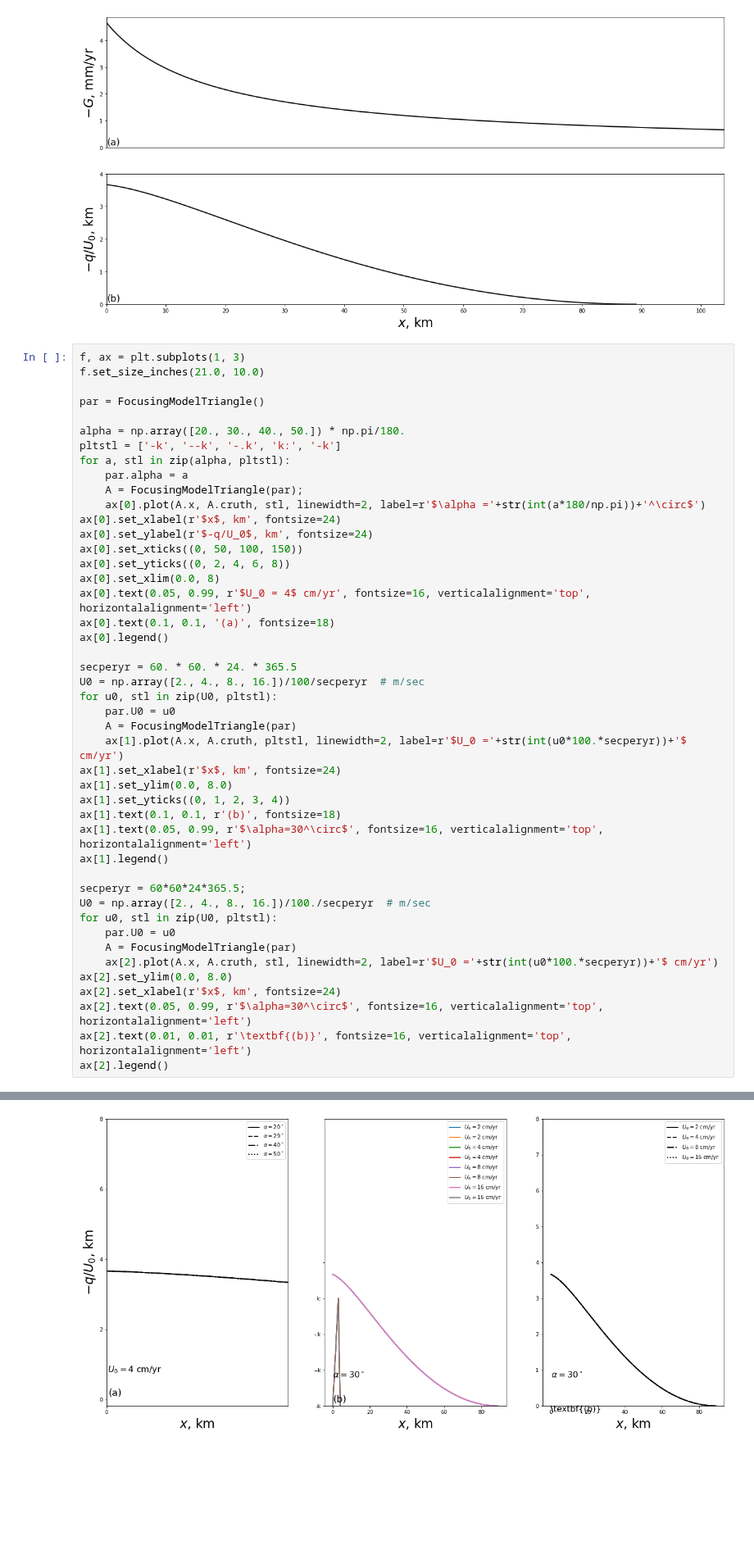
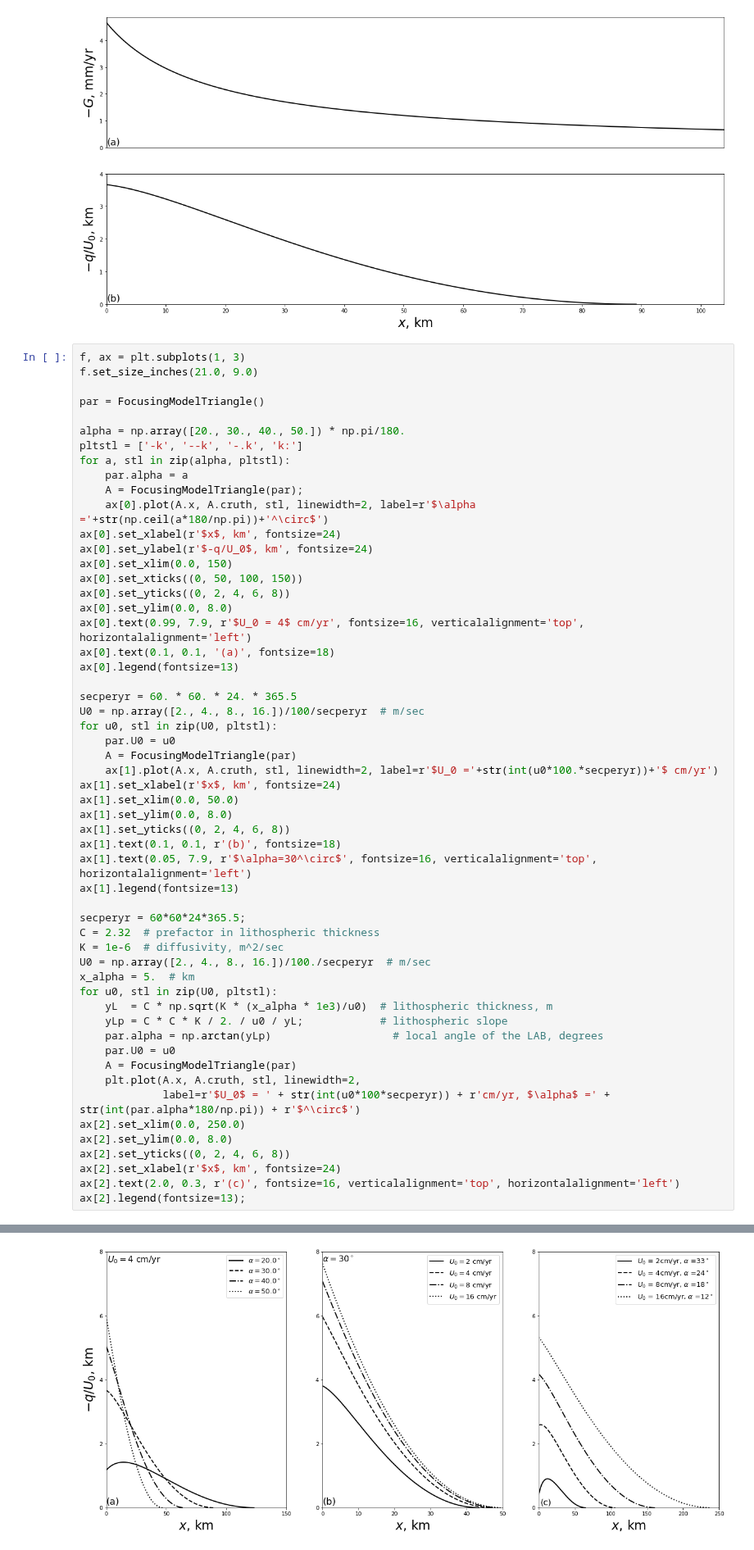
Before and after one commit to FoaLab/partially-molten-rock-PUP, a Jupyter notebook: content/ch13.ipynb, the cells around one changed output, grey strips where cells are left out. Shown at 82% size. Cells and saved outputs as stored; diff of their text form; blank space fills up the shorter version.

Commit message:
ch 13: figure 13.6 concluded

```diff
--- a/content/ch13.ipynb
+++ b/content/ch13.ipynb
@@ -493,47 +494,57 @@ plt.show()
 [figure]
 # %%
 f, ax = plt.subplots(1, 3)
-f.set_size_inches(21.0, 10.0)
+f.set_size_inches(21.0, 9.0)
 
 par = FocusingModelTriangle()
 
 alpha = np.array([20., 30., 40., 50.]) * np.pi/180.
-pltstl = ['-k', '--k', '-.k', 'k:', '-k']
+pltstl = ['-k', '--k', '-.k', 'k:']
 for a, stl in zip(alpha, pltstl):
     par.alpha = a
     A = FocusingModelTriangle(par);
-    ax[0].plot(A.x, A.cruth, stl, linewidth=2, label=r'$\alpha ='+str(int(a*180/np.pi))+'^\circ$')
+    ax[0].plot(A.x, A.cruth, stl, linewidth=2, label=r'$\alpha ='+str(np.ceil(a*180/np.pi))+'^\circ$')
 ax[0].set_xlabel(r'$x$, km', fontsize=24)
 ax[0].set_ylabel(r'$-q/U_0$, km', fontsize=24)
+ax[0].set_xlim(0.0, 150)
 ax[0].set_xticks((0, 50, 100, 150))
 ax[0].set_yticks((0, 2, 4, 6, 8))
-ax[0].set_xlim(0.0, 8)
-ax[0].text(0.05, 0.99, r'$U_0 = 4$ cm/yr', fontsize=16, verticalalignment='top', horizontalalignment='left')
+ax[0].set_ylim(0.0, 8.0)
+ax[0].text(0.99, 7.9, r'$U_0 = 4$ cm/yr', fontsize=16, verticalalignment='top', horizontalalignment='left')
 ax[0].text(0.1, 0.1, '(a)', fontsize=18)
-ax[0].legend()
+ax[0].legend(fontsize=13)
 
 secperyr = 60. * 60. * 24. * 365.5
 U0 = np.array([2., 4., 8., 16.])/100/secperyr  # m/sec
 for u0, stl in zip(U0, pltstl):
     par.U0 = u0
     A = FocusingModelTriangle(par)
-    ax[1].plot(A.x, A.cruth, pltstl, linewidth=2, label=r'$U_0 ='+str(int(u0*100.*secperyr))+'$ cm/yr')
+    ax[1].plot(A.x, A.cruth, stl, linewidth=2, label=r'$U_0 ='+str(int(u0*100.*secperyr))+'$ cm/yr')
 ax[1].set_xlabel(r'$x$, km', fontsize=24)
+ax[1].set_xlim(0.0, 50.0)
 ax[1].set_ylim(0.0, 8.0)
-ax[1].set_yticks((0, 1, 2, 3, 4))
+ax[1].set_yticks((0, 2, 4, 6, 8))
 ax[1].text(0.1, 0.1, r'(b)', fontsize=18)
-ax[1].text(0.05, 0.99, r'$\alpha=30^\circ$', fontsize=16, verticalalignment='top', horizontalalignment='left')
-ax[1].legend()
+ax[1].text(0.05, 7.9, r'$\alpha=30^\circ$', fontsize=16, verticalalignment='top', horizontalalignment='left')
+ax[1].legend(fontsize=13)
 
 secperyr = 60*60*24*365.5;
+C = 2.32  # prefactor in lithospheric thickness
+K = 1e-6  # diffusivity, m^2/sec
 U0 = np.array([2., 4., 8., 16.])/100./secperyr  # m/sec
+x_alpha = 5.  # km
 for u0, stl in zip(U0, pltstl):
+    yL  = C * np.sqrt(K * (x_alpha * 1e3)/u0)  # lithospheric thickness, m
+    yLp = C * C * K / 2. / u0 / yL;            # lithospheric slope
+    par.alpha = np.arctan(yLp)                   # local angle of the LAB, degrees
     par.U0 = u0
     A = FocusingModelTriangle(par)
-    ax[2].plot(A.x, A.cruth, stl, linewidth=2, label=r'$U_0 ='+str(int(u0*100.*secperyr))+'$ cm/yr')
+    plt.plot(A.x, A.cruth, stl, linewidth=2,
+             label=r'$U_0$ = ' + str(int(u0*100*secperyr)) + r'cm/yr, $\alpha$ =' + str(int(par.alpha*180/np.pi)) + r'$^\circ$')
+ax[2].set_xlim(0.0, 250.0)
 ax[2].set_ylim(0.0, 8.0)
+ax[2].set_yticks((0, 2, 4, 6, 8))
 ax[2].set_xlabel(r'$x$, km', fontsize=24)
-ax[2].text(0.05, 0.99, r'$\alpha=30^\circ$', fontsize=16, verticalalignment='top', horizontalalignment='left')
-ax[2].text(0.01, 0.01, r'\textbf{(b)}', fontsize=16, verticalalignment='top', horizontalalignment='left')
-ax[2].legend()
+ax[2].text(2.0, 0.3, r'(c)', fontsize=16, verticalalignment='top', horizontalalignment='left')
+ax[2].legend(fontsize=13);
 # %% [output]
@@ -541 +551 @@ ax[2].legend()
-[figure, old version]
+[figure, new version]
```
Also changed, not shown: parts of 2 cells of this notebook, 9 other files.
